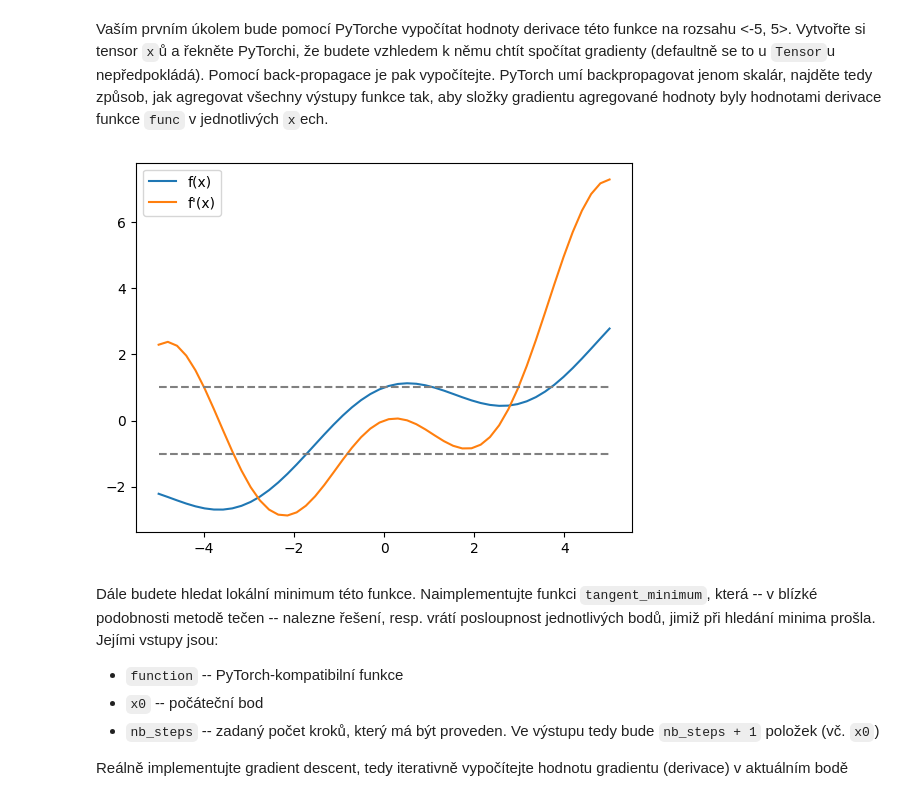
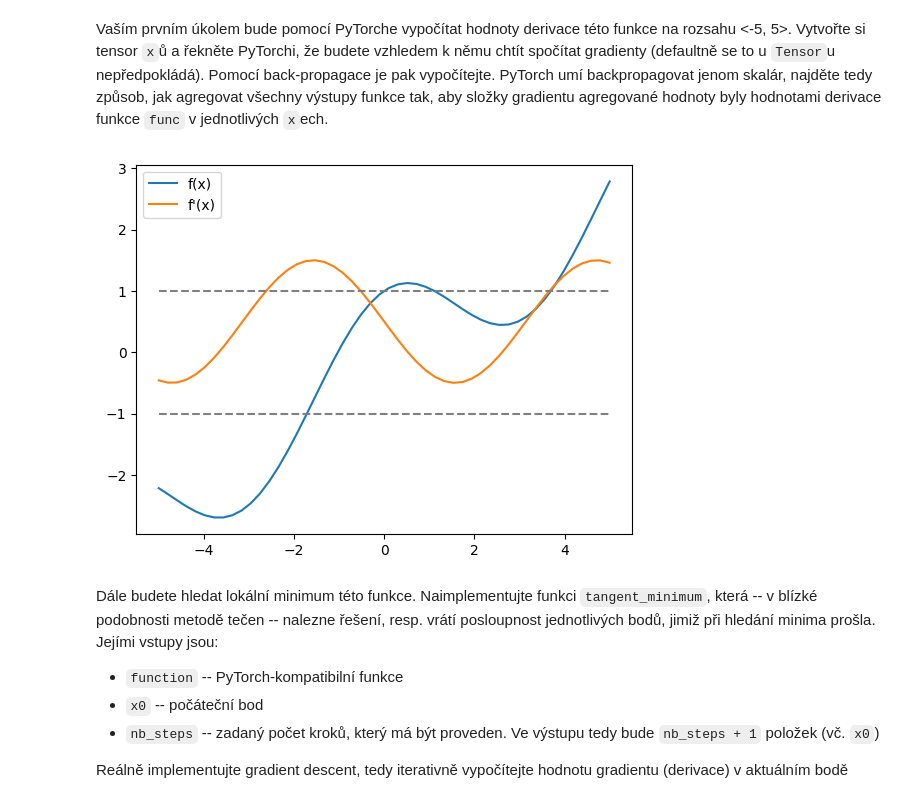
Before and after one commit to xplick04/SUI, a Jupyter notebook: proj3/zadani.ipynb, the cells around one changed output. Cells and saved outputs as stored; diff of their text form; code cells hidden in the pictures.

```diff
--- a/proj3/zadani.ipynb
+++ b/proj3/zadani.ipynb
@@ -29,18 +29,18 @@ Vytvořte si tensor `x`ů a řekněte PyTorchi, že budete vzhledem k němu cht
 Pomocí back-propagace je pak vypočítejte.
 PyTorch umí backpropagovat jenom skalár, najděte tedy způsob, jak agregovat všechny výstupy funkce tak, aby složky gradientu agregované hodnoty byly hodnotami derivace funkce `func` v jednotlivých `x`ech.
 # %%
-xs = torch.tensor(np.linspace(-5, 5, 50), dtype=torch.float32, requires_grad=True)
+xs = torch.tensor(np.linspace(-5, 5, 50), requires_grad=True)
 fs = func(xs)
-fs.backward(xs)
+fs.backward(torch.ones_like(xs))
 
 plt.plot(xs.detach(), fs.detach(), label="f(x)")
 plt.plot(xs.detach(), xs.grad, label="f'(x)")
 plt.plot(xs.detach(),  1 * np.ones(xs.shape[0]), color='gray', linestyle='--')
 plt.plot(xs.detach(), -1 * np.ones(xs.shape[0]), color='gray', linestyle='--')
 plt.legend(loc="upper left")
 plt.show()
 # %% [output]
-[figure, old version]
+[figure, new version]
 # %% [markdown]
 Dále budete hledat lokální minimum této funkce.
 Naimplementujte funkci `tangent_minimum`, která -- v blízké podobnosti metodě tečen -- nalezne řešení, resp. vrátí posloupnost jednotlivých bodů, jimiž při hledání minima prošla.
```
Also changed, not shown: parts of 6 cells of this notebook, 1 other file.
